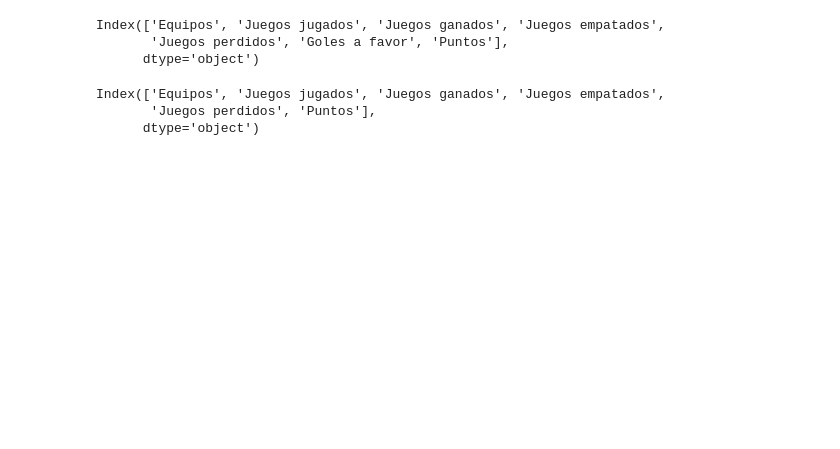
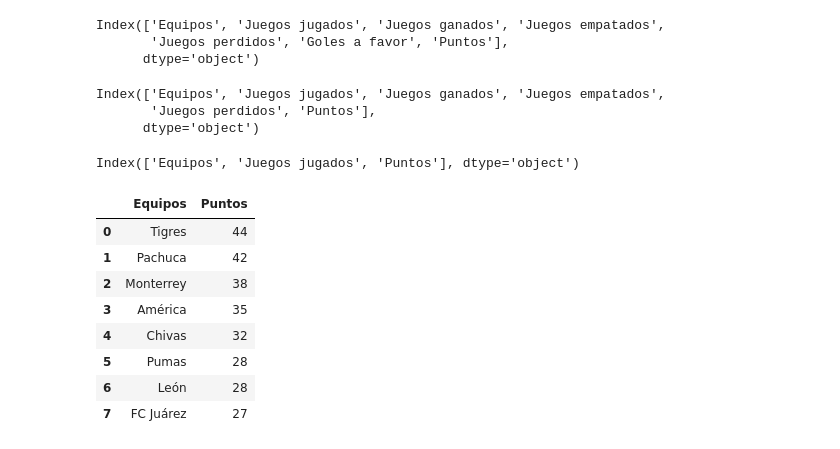
Before and after one commit to Carmodann1311/IA_Calidadypreparacion, a Jupyter notebook: Etl_Liga_femenil.ipynb, the cells around one changed output. Saved outputs shown, nothing was run; the diff lists cells and outputs as text; code cells hidden in the pictures; blank space fills up the shorter version.

```diff
--- a/Etl_Liga_femenil.ipynb
+++ b/Etl_Liga_femenil.ipynb
@@ -127,0 +139,16 @@ Index(['Equipos', 'Juegos jugados', 'Juegos ganados', 'Juegos empatados',
+# %%
+print(primeros_8_df.columns)
+# %% [output]
+Index(['Equipos', 'Juegos jugados', 'Puntos'], dtype='object')
+# %%
+df.loc[:]
+# %% [output]
+|  | Equipos | Puntos |
+| 0 | Tigres | 44 |
+| 1 | Pachuca | 42 |
+| 2 | Monterrey | 38 |
+| 3 | América | 35 |
+| 4 | Chivas | 32 |
+| 5 | Pumas | 28 |
+| 6 | León | 28 |
+| 7 | FC Juárez | 27 |
```
Also changed, not shown: parts of 10 cells of this notebook.
